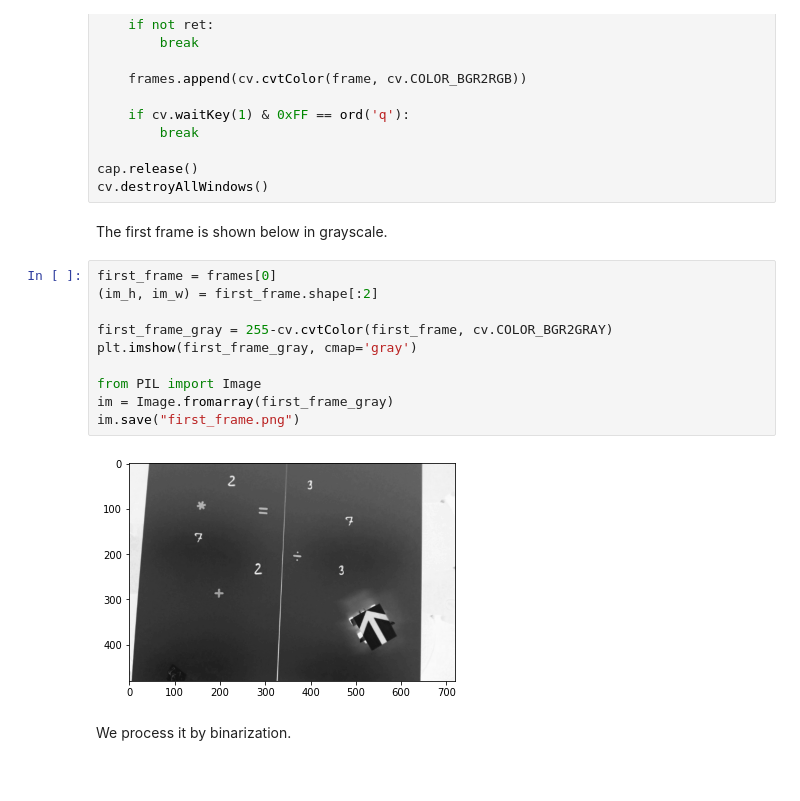
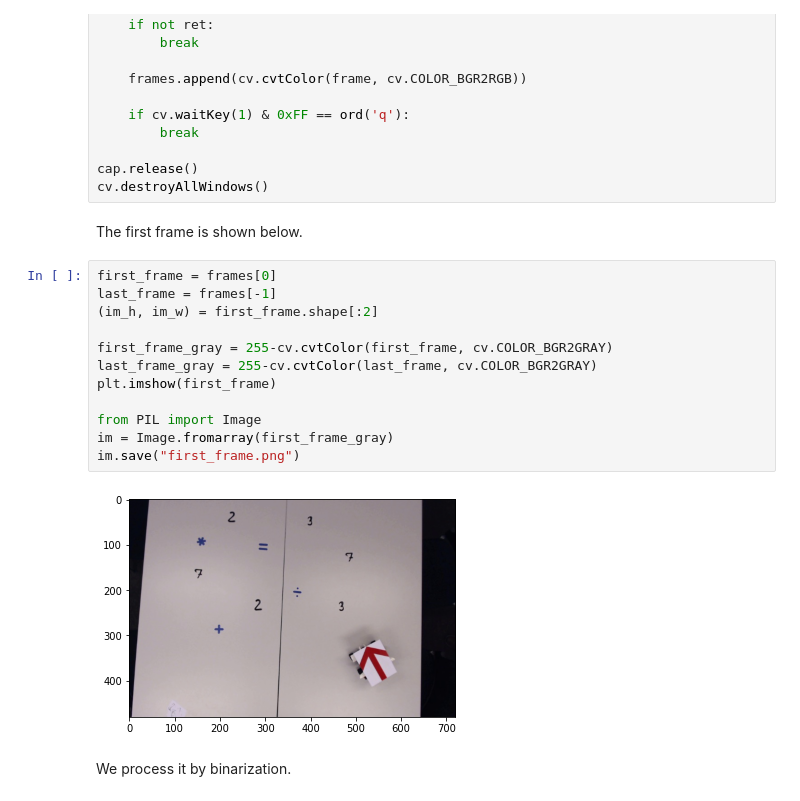
Before and after one commit to emarazz/iapr_2020, a Jupyter notebook: our_project/window_sliding.ipynb, the cells around one changed output. Drawn from its saved outputs; the diff is of its cells as text.

```diff
--- a/our_project/window_sliding.ipynb
+++ b/our_project/window_sliding.ipynb
@@ -27,19 +27,21 @@ while(cap.isOpened()):
 cap.release()
 cv.destroyAllWindows()
 # %% [markdown]
-The first frame is shown below in grayscale.
+The first frame is shown below.
 # %%
 first_frame = frames[0]
+last_frame = frames[-1]
 (im_h, im_w) = first_frame.shape[:2]
 
 first_frame_gray = 255-cv.cvtColor(first_frame, cv.COLOR_BGR2GRAY)
-plt.imshow(first_frame_gray, cmap='gray')
+last_frame_gray = 255-cv.cvtColor(last_frame, cv.COLOR_BGR2GRAY)
+plt.imshow(first_frame)
 
 from PIL import Image
 im = Image.fromarray(first_frame_gray)
 im.save("first_frame.png")
 # %% [output]
-[figure, old version]
+[figure, new version]
 # %% [markdown]
 We process it by binarization.
 # %%
```
Also changed, not shown: parts of 24 cells of this notebook, 1 other file.
